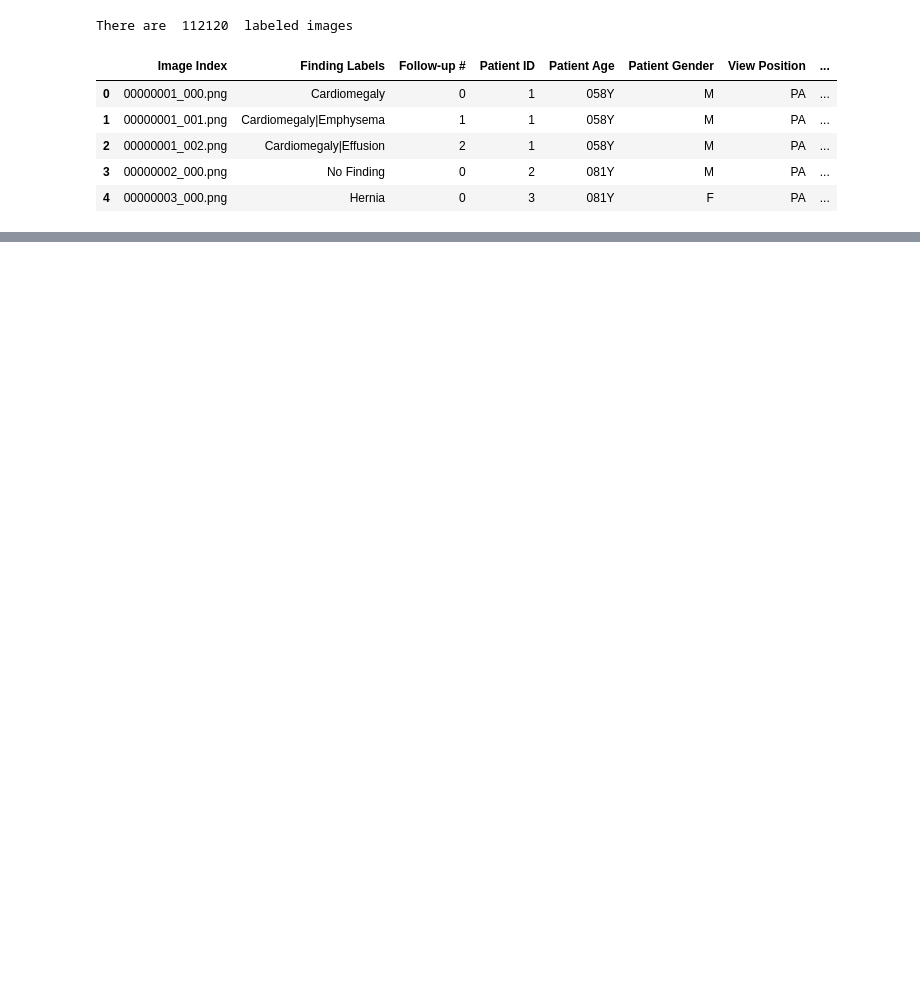
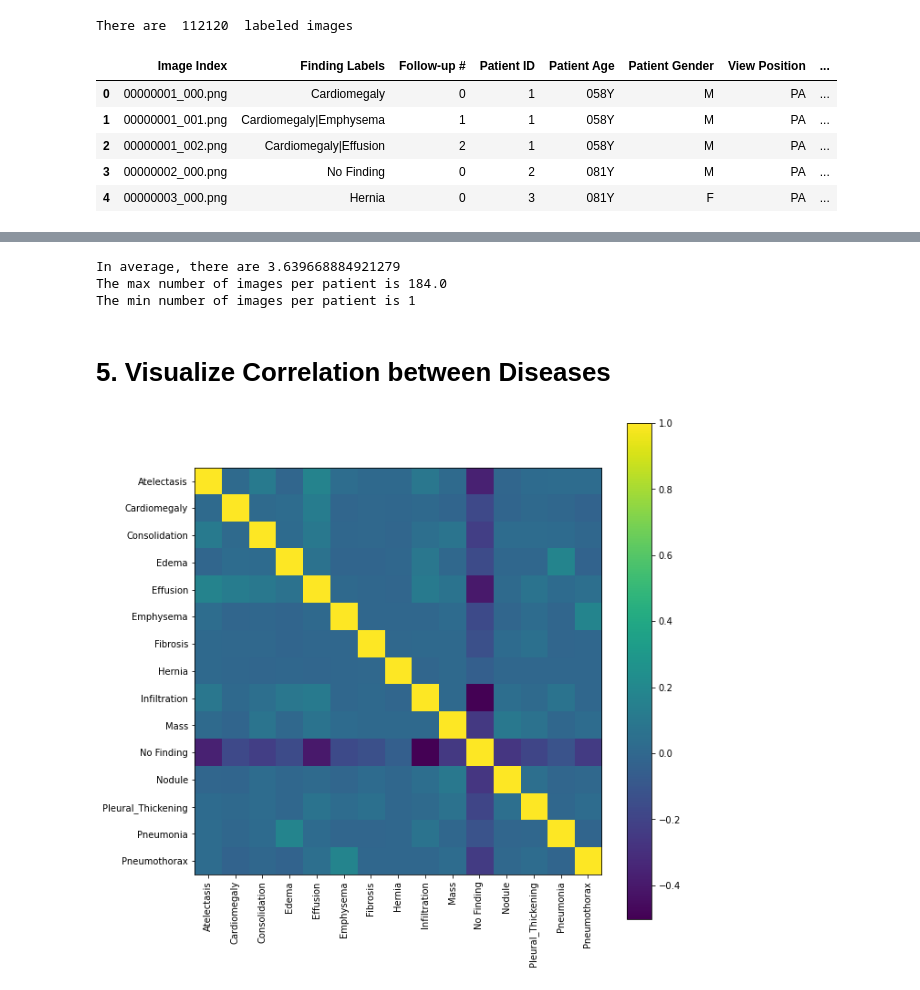
Before and after one commit to YanCote/IFT6268-simclr, a Jupyter notebook: notebooks/0.0_xray_data_exploration.ipynb, the cells around one changed output, grey strips where cells are left out. Drawn from its saved outputs; the diff is of its cells as text; code cells hidden in the pictures; blank space fills up the shorter version.

```diff
--- a/notebooks/0.0_xray_data_exploration.ipynb
+++ b/notebooks/0.0_xray_data_exploration.ipynb
@@ -172,0 +151,37 @@ profile.to_file("chest_xray_exploration.html")
+# %%
+print('In average, there are ' + str(average))
+print('The max number of images per patient is ' + str(y.max()))
+print('The min number of images per patient is ' + str(1))
+# %% [output]
+In average, there are 3.639668884921279
+The max number of images per patient is 184.0
+The min number of images per patient is 1
+# %% [markdown]
+# 5. Visualize Correlation between Diseases
+# %%
+df_disease= df_labels[['Atelectasis', 'Cardiomegaly', 'Consolidation', 'Edema', 'Effusion',
+       'Emphysema', 'Fibrosis', 'Hernia', 'Infiltration', 'Mass', 'No Finding',
+       'Nodule', 'Pleural_Thickening', 'Pneumonia', 'Pneumothorax']].copy()
+# %%
+#reference: https://matplotlib.org/3.1.1/gallery/images_contours_and_fields/image_annotated_heatmap.html
+df = df_disease.corr()
+plt.figure(figsize=(10,10))
+plt.imshow(df, cmap ="viridis")
+
+# Displaying a color bar to understand
+# which color represents which range of data
+plt.colorbar()
+
+# Assigning labels of x-axis
+# according to dataframe
+plt.xticks(range(len(df)), df.columns, rotation='vertical')
+
+# Assigning labels of y-axis
+# according to dataframe
+plt.yticks(range(len(df)), df.index)
+
+# Displaying the figure
+plt.savefig('heat_map_disease')
+plt.show()
+# %% [output]
+[figure, added]
```
Also changed, not shown: parts of 20 cells of this notebook, 5 other files.
